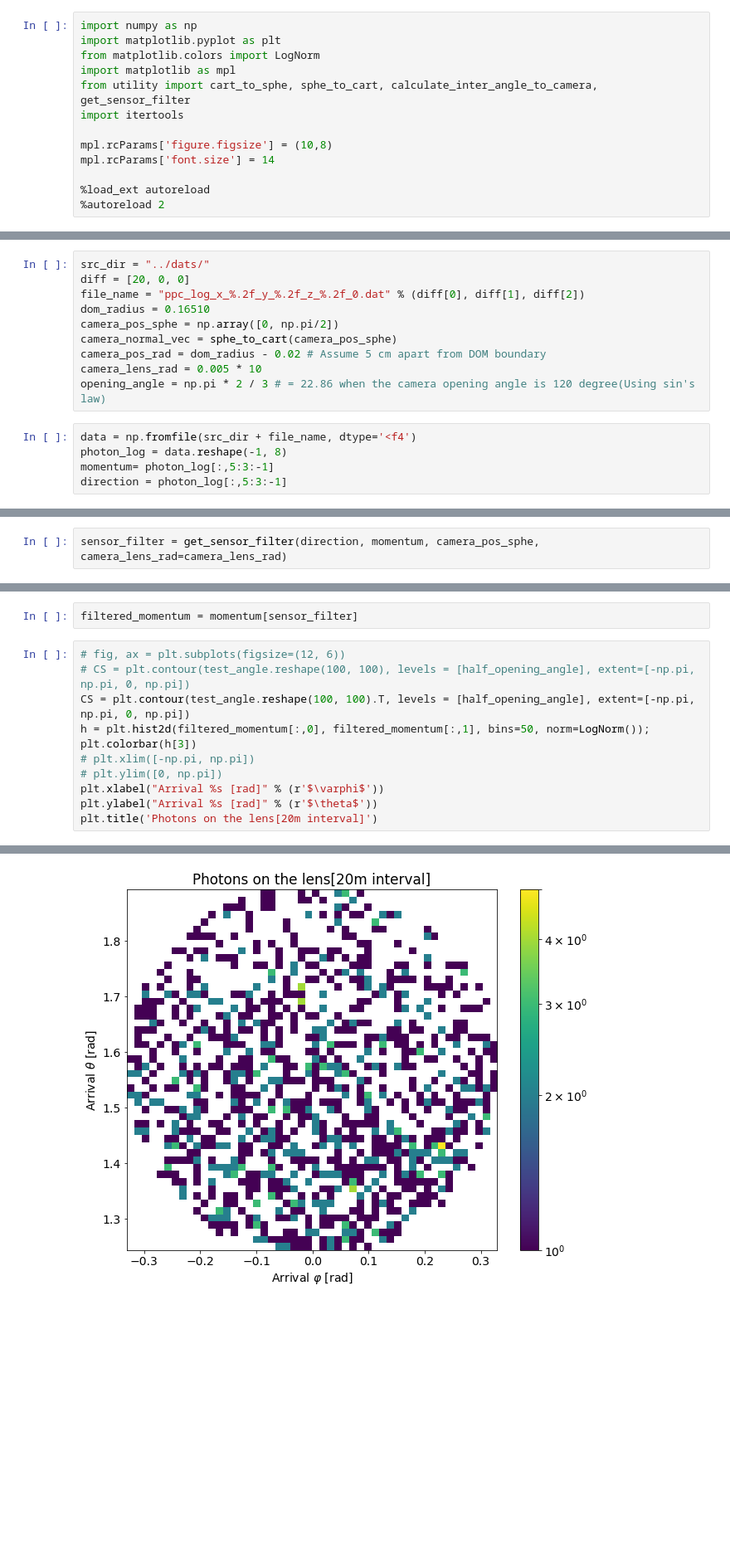
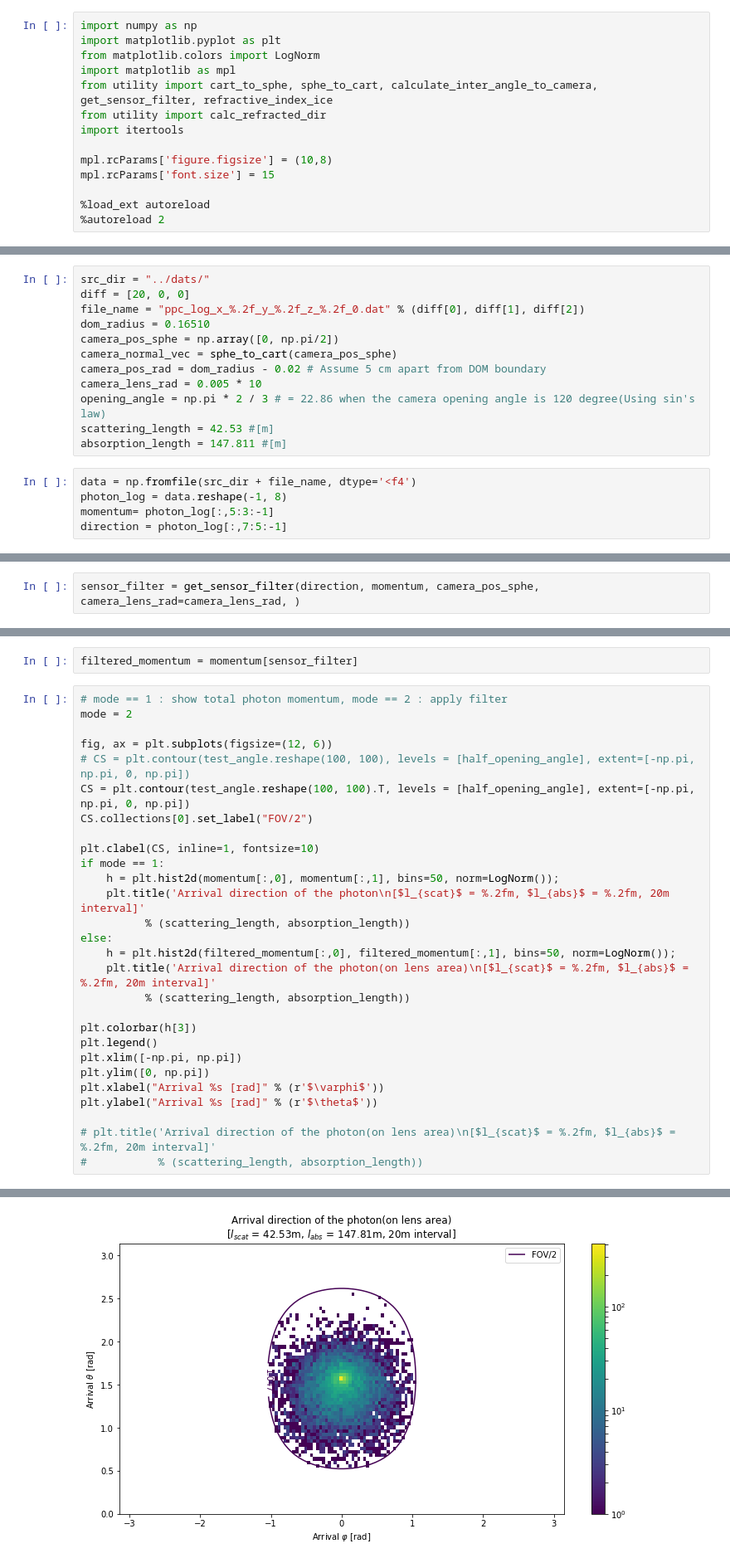
Before and after one commit to heiwais25/cameraSim, a Jupyter notebook: cameraAnalysis/draw_photon.ipynb, the cells around one changed output, grey strips where cells are left out. Shown at 83% size. Cells and saved outputs as stored; diff of their text form; blank space fills up the shorter version.

```diff
--- a/cameraAnalysis/draw_photon.ipynb
+++ b/cameraAnalysis/draw_photon.ipynb
@@ -3,11 +3,12 @@ import numpy as np
 import matplotlib.pyplot as plt
 from matplotlib.colors import LogNorm
 import matplotlib as mpl
-from utility import cart_to_sphe, sphe_to_cart, calculate_inter_angle_to_camera, get_sensor_filter
+from utility import cart_to_sphe, sphe_to_cart, calculate_inter_angle_to_camera, get_sensor_filter, refractive_index_ice
+from utility import calc_refracted_dir
 import itertools
 
 mpl.rcParams['figure.figsize'] = (10,8)
-mpl.rcParams['font.size'] = 14
+mpl.rcParams['font.size'] = 15
 
 %load_ext autoreload
 %autoreload 2
@@ -24,11 +25,13 @@ camera_normal_vec = sphe_to_cart(camera_pos_sphe)
 camera_pos_rad = dom_radius - 0.02 # Assume 5 cm apart from DOM boundary
 camera_lens_rad = 0.005 * 10
 opening_angle = np.pi * 2 / 3 # = 22.86 when the camera opening angle is 120 degree(Using sin's law)
+scattering_length = 42.53 #[m]
+absorption_length = 147.811 #[m]
 # %%
 data = np.fromfile(src_dir + file_name, dtype='<f4')
 photon_log = data.reshape(-1, 8)
 momentum= photon_log[:,5:3:-1]
-direction = photon_log[:,5:3:-1]
+direction = photon_log[:,7:5:-1]
 # %% [markdown]
 ## Draw raw arrival momentum
 # %%
@@ -63,21 +66,38 @@ Text(0.5,1,'Possible momentum region under opening angle 120$\\degree$')
 # %% [markdown]
 ## Check photon arrive in lens or not
 # %%
-sensor_filter = get_sensor_filter(direction, momentum, camera_pos_sphe, camera_lens_rad=camera_lens_rad)
+sensor_filter = get_sensor_filter(direction, momentum, camera_pos_sphe, camera_lens_rad=camera_lens_rad, )
 # %% [markdown]
 ### Do the filtering
 To get the filtered data on the sensor, we will apply the effective area
 # %%
 filtered_momentum = momentum[sensor_filter]
 # %%
-# fig, ax = plt.subplots(figsize=(12, 6))
+# mode == 1 : show total photon momentum, mode == 2 : apply filter
+mode = 2
+
+fig, ax = plt.subplots(figsize=(12, 6))
 # CS = plt.contour(test_angle.reshape(100, 100), levels = [half_opening_angle], extent=[-np.pi, np.pi, 0, np.pi])
 CS = plt.contour(test_angle.reshape(100, 100).T, levels = [half_opening_angle], extent=[-np.pi, np.pi, 0, np.pi])
-h = plt.hist2d(filtered_momentum[:,0], filtered_momentum[:,1], bins=50, norm=LogNorm());
+CS.collections[0].set_label("FOV/2")
+
+plt.clabel(CS, inline=1, fontsize=10)
+if mode == 1:
+    h = plt.hist2d(momentum[:,0], momentum[:,1], bins=50, norm=LogNorm());
+    plt.title('Arrival direction of the photon\n[$l_{scat}$ = %.2fm, $l_{abs}$ = %.2fm, 20m interval]'
+          % (scattering_length, absorption_length))
+else:
+    h = plt.hist2d(filtered_momentum[:,0], filtered_momentum[:,1], bins=50, norm=LogNorm());
+    plt.title('Arrival direction of the photon(on lens area)\n[$l_{scat}$ = %.2fm, $l_{abs}$ = %.2fm, 20m interval]'
+          % (scattering_length, absorption_length))
+
 plt.colorbar(h[3])
-# plt.xlim([-np.pi, np.pi])
-# plt.ylim([0, np.pi])
+plt.legend()
+plt.xlim([-np.pi, np.pi])
+plt.ylim([0, np.pi])
 plt.xlabel("Arrival %s [rad]" % (r'$\varphi$'))
 plt.ylabel("Arrival %s [rad]" % (r'$\theta$'))
-plt.title('Photons on the lens[20m interval]')
+
+# plt.title('Arrival direction of the photon(on lens area)\n[$l_{scat}$ = %.2fm, $l_{abs}$ = %.2fm, 20m interval]'
+#           % (scattering_length, absorption_length))
 # %% [output]
@@ -85 +105 @@ Text(0.5,1,'Photons on the lens[20m interval]')
-[figure, old version]
+[figure, new version]
```
Also changed, not shown: parts of 9 cells of this notebook, 4 other files.
